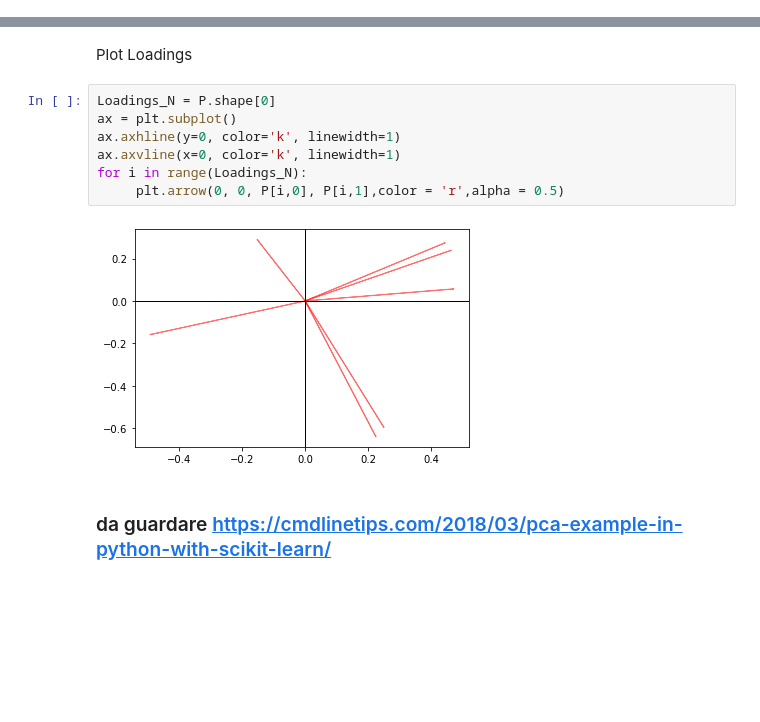
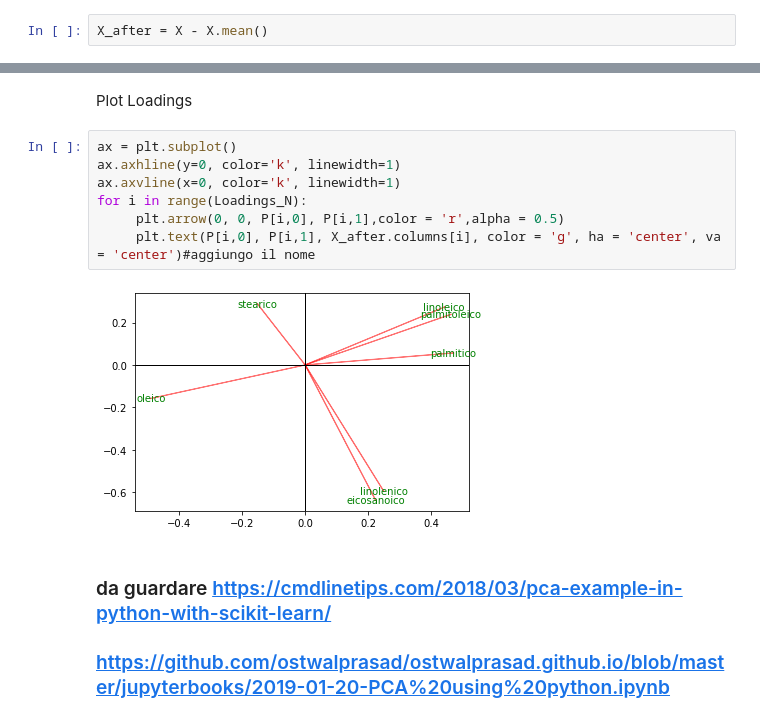
Before and after one commit to YuriGardinazzi/DataMiningNotes, a Jupyter notebook: PCA_analysis.ipynb, the cells around one changed output, grey strips where cells are left out. Drawn from its saved outputs; the diff is of its cells as text; blank space fills up the shorter version.

```diff
--- a/PCA_analysis.ipynb
+++ b/PCA_analysis.ipynb
@@ -43,0 +44,2 @@ X_after.head()
+# %%
+X_after = X - X.mean()
@@ -100,13 +109,14 @@ sns.scatterplot(x=T[:,1],y=T[:,2])
 # %% [markdown]
 Plot Loadings
 # %%
-Loadings_N = P.shape[0]
 ax = plt.subplot()
 ax.axhline(y=0, color='k', linewidth=1)
 ax.axvline(x=0, color='k', linewidth=1)
 for i in range(Loadings_N):
      plt.arrow(0, 0, P[i,0], P[i,1],color = 'r',alpha = 0.5)
+     plt.text(P[i,0], P[i,1], X_after.columns[i], color = 'g', ha = 'center', va = 'center')#aggiungo il nome
 # %% [output]
-[figure, old version]
+[figure, new version]
 # %% [markdown]
 ### da guardare https://cmdlinetips.com/2018/03/pca-example-in-python-with-scikit-learn/
+###                https://github.com/ostwalprasad/ostwalprasad.github.io/blob/master/jupyterbooks/2019-01-20-PCA%20using%20python.ipynb
```
Also changed, not shown: parts of 8 cells of this notebook.
